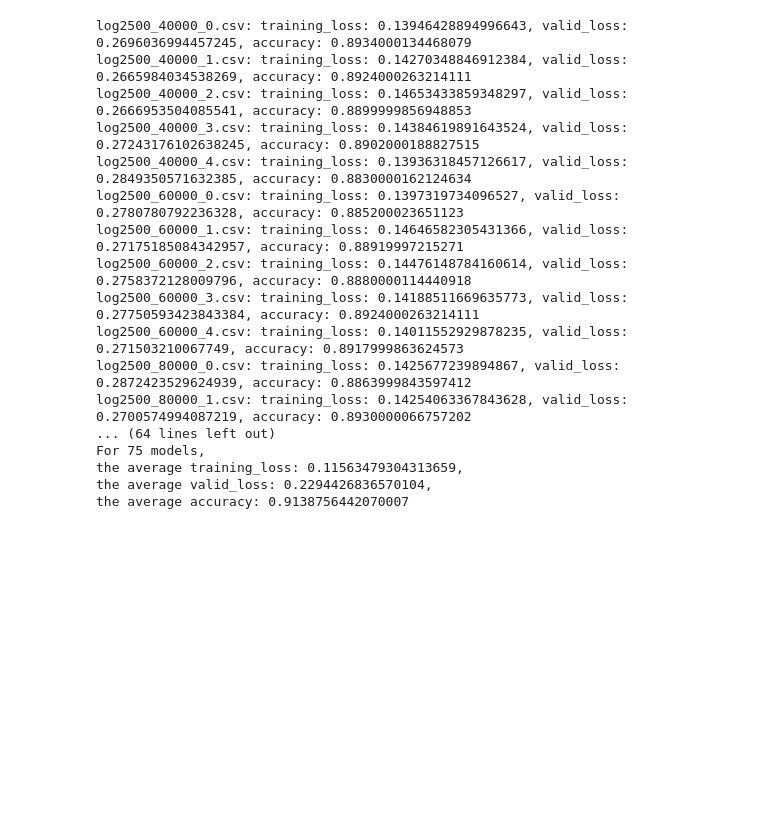
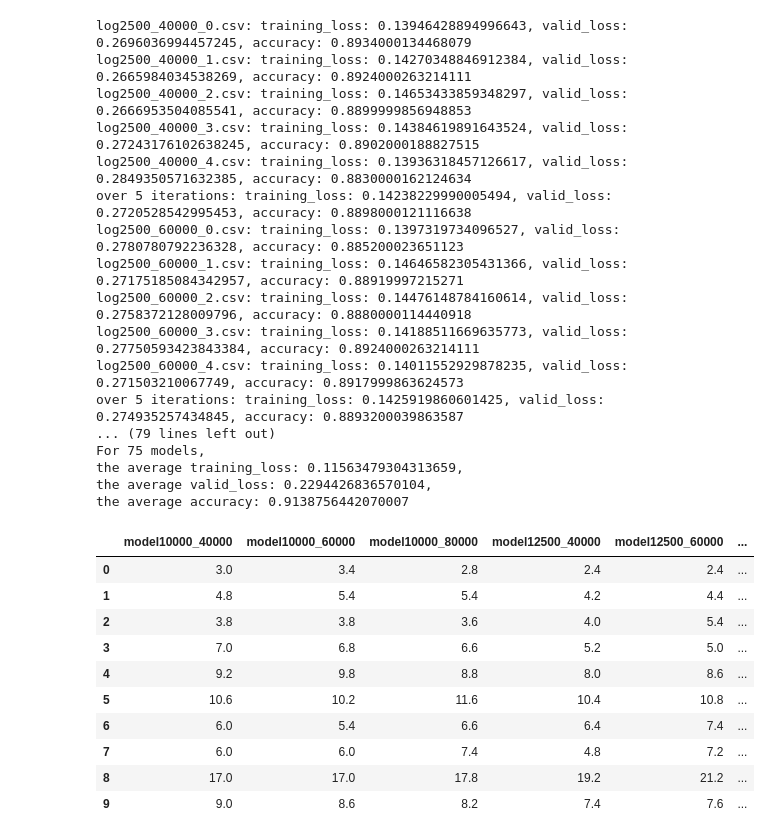
Before and after one commit to christymarc/AdversaryAlgorithm, a Jupyter notebook: code/data.ipynb, the cells around one changed output. Saved outputs shown, nothing was run; the diff lists cells and outputs as text; code cells hidden in the pictures; blank space fills up the shorter version.

Commit message:
data processing things + visualization

```diff
--- a/code/data.ipynb
+++ b/code/data.ipynb
@@ -5,7 +5,11 @@ logs_dir = '../logs'
 accuracy_sum = 0
 training_loss_sum = 0
 valid_loss_sum = 0
+accuracy_sum_5 = 0
+training_loss_sum_5 = 0
+valid_loss_sum_5 = 0
 total_logs = 0
+iteration = 0
 for filename in os.listdir(logs_dir):
     if filename == ".ipynb_checkpoints":
         continue
@@ -19,6 +23,19 @@ for filename in os.listdir(logs_dir):
         training_loss_sum += training_loss
         valid_loss_sum += valid_loss
         total_logs += 1
+
+        if iteration <= 4:
+            accuracy_sum_5 += accuracy
+            training_loss_sum_5 += training_loss
+            valid_loss_sum_5 += valid_loss
+            if iteration == 4:
+                print(f"over 5 iterations: training_loss: {training_loss_sum_5/5}, valid_loss: {valid_loss_sum_5/5}, accuracy: {accuracy_sum_5/5}")
+                accuracy_sum_5 = 0
+                training_loss_sum_5 = 0
+                valid_loss_sum_5 = 0
+                iteration = -1
+        iteration += 1
+
 print(f"\nFor {total_logs} models, \
     \nthe average training_loss: {training_loss_sum / total_logs}, \
     \nthe average valid_loss: {valid_loss_sum / total_logs}, \
@@ -29,14 +46,14 @@ log2500_40000_1.csv: training_loss: 0.14270348846912384, valid_loss: 0.266598403
 log2500_40000_2.csv: training_loss: 0.14653433859348297, valid_loss: 0.2666953504085541, accuracy: 0.8899999856948853
 log2500_40000_3.csv: training_loss: 0.14384619891643524, valid_loss: 0.27243176102638245, accuracy: 0.8902000188827515
 log2500_40000_4.csv: training_loss: 0.13936318457126617, valid_loss: 0.2849350571632385, accuracy: 0.8830000162124634
+over 5 iterations: training_loss: 0.14238229990005494, valid_loss: 0.2720528542995453, accuracy: 0.8898000121116638
 log2500_60000_0.csv: training_loss: 0.1397319734096527, valid_loss: 0.2780780792236328, accuracy: 0.885200023651123
 log2500_60000_1.csv: training_loss: 0.14646582305431366, valid_loss: 0.27175185084342957, accuracy: 0.88919997215271
 log2500_60000_2.csv: training_loss: 0.14476148784160614, valid_loss: 0.2758372128009796, accuracy: 0.8880000114440918
 log2500_60000_3.csv: training_loss: 0.14188511669635773, valid_loss: 0.27750593423843384, accuracy: 0.8924000263214111
 log2500_60000_4.csv: training_loss: 0.14011552929878235, valid_loss: 0.271503210067749, accuracy: 0.8917999863624573
-log2500_80000_0.csv: training_loss: 0.1425677239894867, valid_loss: 0.2872423529624939, accuracy: 0.8863999843597412
-log2500_80000_1.csv: training_loss: 0.14254063367843628, valid_loss: 0.2700574994087219, accuracy: 0.8930000066757202
-... (64 lines left out)
+over 5 iterations: training_loss: 0.1425919860601425, valid_loss: 0.274935257434845, accuracy: 0.8893200039863587
+... (79 lines left out)
 For 75 models,
 the average training_loss: 0.11563479304313659,
 the average valid_loss: 0.2294426836570104,
@@ -43,0 +64,50 @@ the average accuracy: 0.9138756442070007
+# %%
+data_dir = "../data/examples10_sentences"
+# {"model_name": {1:<num of subs>, 2:...}}
+models_subs = {}
+# {models: {text: adverse}}
+models_texts = {}
+subs = 0
+
+for filename in os.listdir(data_dir):
+    if filename == ".ipynb_checkpoints":
+        continue
+    with open(os.path.join(data_dir, filename), "r") as f1:
+        no_iter_filename = filename[:16]
+        if (no_iter_filename[-1] == "_"):
+            no_iter_filename = no_iter_filename[:-1]
+        if not(no_iter_filename in models_subs):
+            models_subs[no_iter_filename] = {}
+            models_texts[no_iter_filename] = {}
+        reader = csv.reader(f1)
+        i = 0
+        for row in reader:
+            if (len(row[0]) > 5):
+                if (i in models_subs[no_iter_filename]):
+                    models_subs[no_iter_filename][i] += int(row[2])
+                else:
+                    models_subs[no_iter_filename][i] = int(row[2])
+                models_texts[no_iter_filename][row[0]] = row[1]
+                i += 1
+# %%
+for models in models_subs:
+    for i in range(10):
+        if (models == "model12500_80000" and (i == 9)):
+            models_subs[models][i] = models_subs[models][i] / 4
+        else:
+            models_subs[models][i] = models_subs[models][i] / 5
+# %%
+df = pd.DataFrame.from_dict(models_subs)
+df
+# %% [output]
+|  | model10000_40000 | model10000_60000 | model10000_80000 | model12500_40000 | model12500_60000 | ... |
+| 0 | 3.0 | 3.4 | 2.8 | 2.4 | 2.4 | ... |
+| 1 | 4.8 | 5.4 | 5.4 | 4.2 | 4.4 | ... |
+| 2 | 3.8 | 3.8 | 3.6 | 4.0 | 5.4 | ... |
+| 3 | 7.0 | 6.8 | 6.6 | 5.2 | 5.0 | ... |
+| 4 | 9.2 | 9.8 | 8.8 | 8.0 | 8.6 | ... |
+| 5 | 10.6 | 10.2 | 11.6 | 10.4 | 10.8 | ... |
+| 6 | 6.0 | 5.4 | 6.6 | 6.4 | 7.4 | ... |
+| 7 | 6.0 | 6.0 | 7.4 | 4.8 | 7.2 | ... |
+| 8 | 17.0 | 17.0 | 17.8 | 19.2 | 21.2 | ... |
+| 9 | 9.0 | 8.6 | 8.2 | 7.4 | 7.6 | ... |
```
Also changed, not shown: parts of 9 cells of this notebook.
